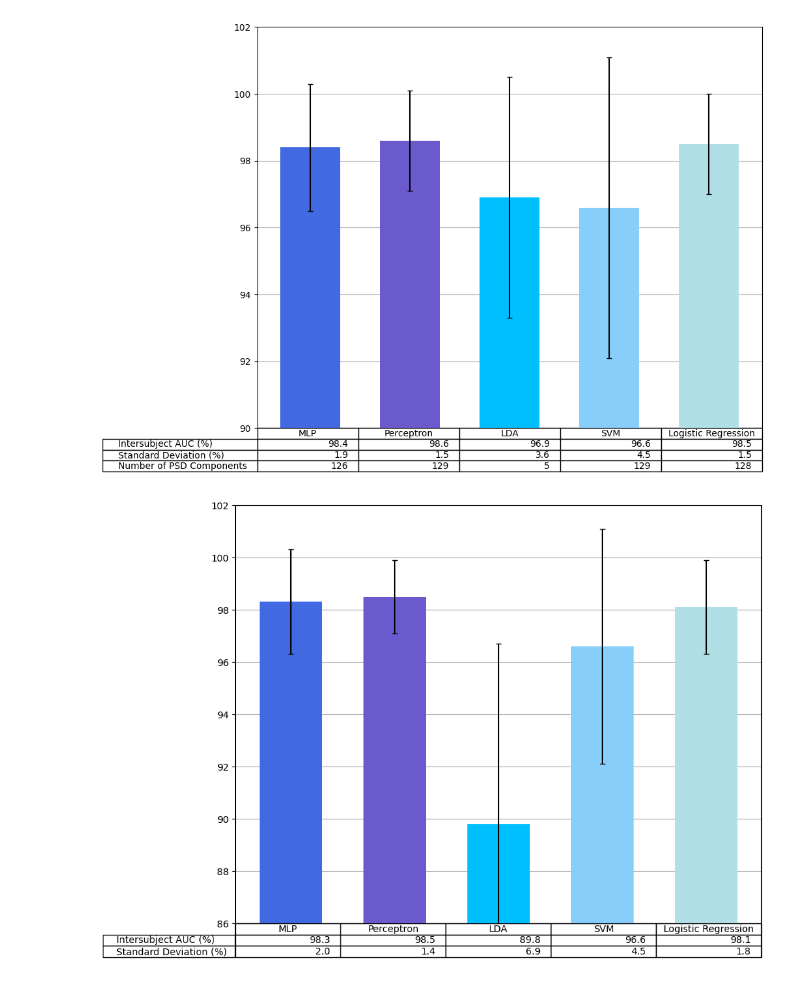
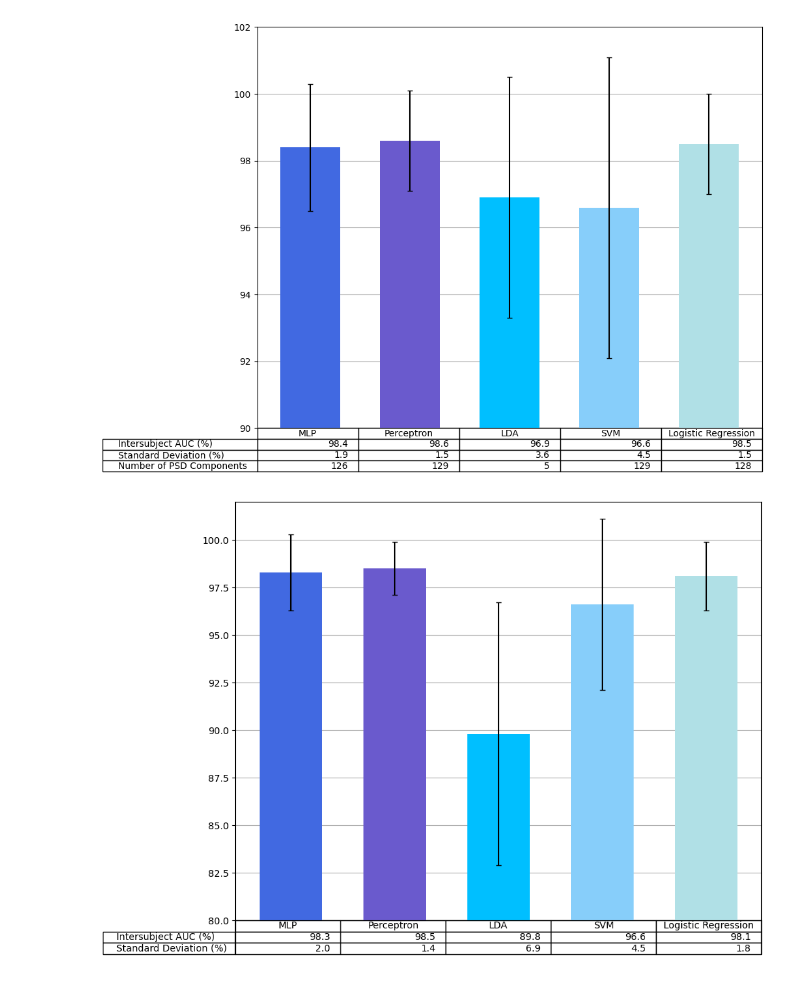
Before and after one commit to azukipan/emergencyBrakingEMG, a Jupyter notebook: code/Plots.ipynb, the cells around one changed output. Cells and saved outputs as stored; diff of their text form; code cells hidden in the pictures.

Commit message:
Revised plotting of results

```diff
--- a/code/Plots.ipynb
+++ b/code/Plots.ipynb
@@ -119,32 +119,32 @@ plt.rcParams["figure.figsize"] = (10,8)
 
 y = []
 y_stdDev = []
 y_numOfComponents = []
 plt.figure()
 plt.grid(axis="y")
 for selectedModel in modelOptions:
     #Read log file for AUCs and number of PSD components.
     file = open("../results/results_{}/{}_AUC.csv".format(dataAblationOrder["High to low frequency"][0],selectedModel), "r")
     data = file.readlines()
     numberOfPSDComponents = 129
     grandAverageAUC = float(data[numberOfPSDComponents].split(",")[1].split("\n")[0])*100
     grandAverageAUCStdDev = float(data[numberOfPSDComponents].split(",")[2].split("\n")[0])*100
     y.append(round(grandAverageAUC, 3))
     y_stdDev.append(round(grandAverageAUCStdDev, 3))
 plt.gca().set_axisbelow(True)
 plt.bar(modelOptions, y, color=colors, yerr=y_stdDev, capsize=3.0, width=0.6)
 plt.gca().get_xaxis().set_visible(False)
-plt.ylim(bottom=86, top=102)
+plt.ylim(bottom=80, top=102)
 # Add a table at the bottom of the axes
 yString = [str(element) for element in y]
 y_stdDevString = [str(element) for element in y_stdDev]
 cellText = []
 cellText.append(yString)
 cellText.append(y_stdDevString)
 plt.table(cellText=cellText,
                     rowLabels= ["Intersubject AUC (%)", "Standard Deviation (%)"],
                     colLabels= modelOptions,
                     loc='bottom').auto_set_font_size(False)
 plt.savefig("../results/AUC_naive_barchart", bbox_inches = "tight")
 # %% [output]
-[figure, old version]
+[figure, new version]
```
Also changed, not shown: 1 other file.
